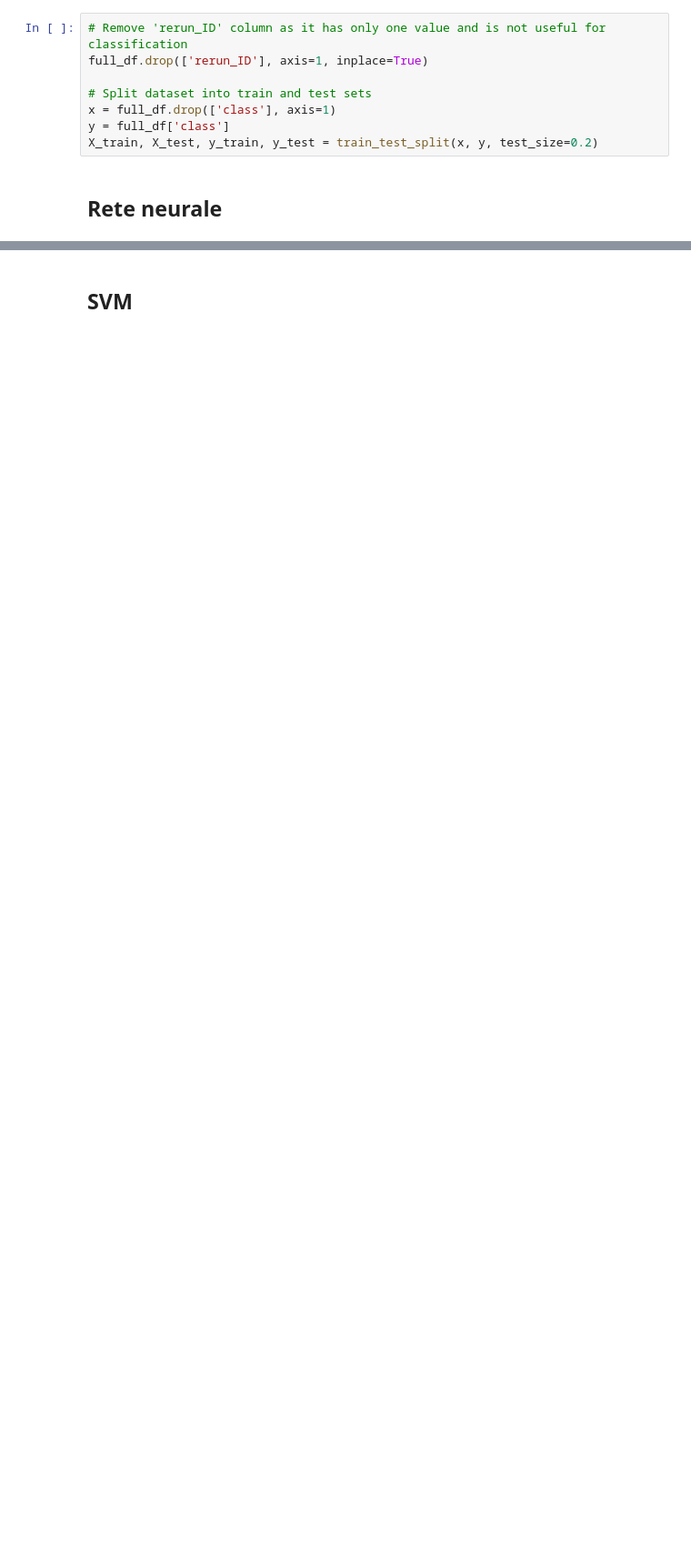
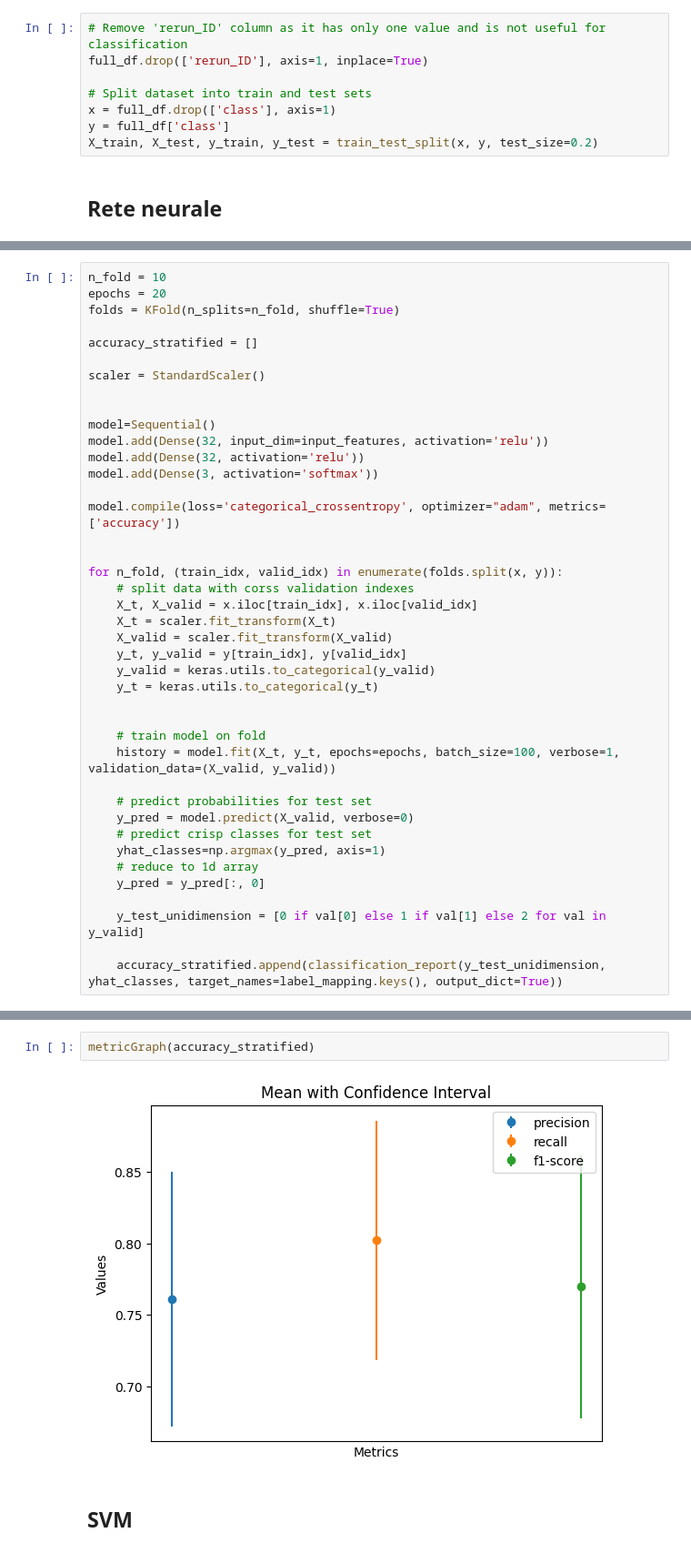
Before and after one commit to steq28/ML-star-classification, a Jupyter notebook: src/models-notebook.ipynb, the cells around one changed output, grey strips where cells are left out. Shown: that part at 91% size. Saved outputs shown, nothing was run; the diff lists cells and outputs as text; blank space fills up the shorter version.

Commit message:
metricGraph function and merge on flie

```diff
--- a/src/models-notebook.ipynb
+++ b/src/models-notebook.ipynb
@@ -249,0 +286,41 @@ weighted avg       0.97      0.97      0.97     20000
+# %%
+n_fold = 10
+epochs = 20
+folds = KFold(n_splits=n_fold, shuffle=True)
+
+accuracy_stratified = []
+
+scaler = StandardScaler()
+
+
+model=Sequential()
+model.add(Dense(32, input_dim=input_features, activation='relu'))
+model.add(Dense(32, activation='relu'))
+model.add(Dense(3, activation='softmax'))
+
+model.compile(loss='categorical_crossentropy', optimizer="adam", metrics=['accuracy'])
+
+
+for n_fold, (train_idx, valid_idx) in enumerate(folds.split(x, y)):
+    # split data with corss validation indexes
+    X_t, X_valid = x.iloc[train_idx], x.iloc[valid_idx]
+    X_t = scaler.fit_transform(X_t)
+    X_valid = scaler.fit_transform(X_valid)
+    y_t, y_valid = y[train_idx], y[valid_idx]
+    y_valid = keras.utils.to_categorical(y_valid)
+    y_t = keras.utils.to_categorical(y_t)
+
+
+    # train model on fold
+    history = model.fit(X_t, y_t, epochs=epochs, batch_size=100, verbose=1, validation_data=(X_valid, y_valid))
+
+    # predict probabilities for test set
+    y_pred = model.predict(X_valid, verbose=0)
+    # predict crisp classes for test set
+    yhat_classes=np.argmax(y_pred, axis=1)
+    # reduce to 1d array
+    y_pred = y_pred[:, 0]
+
+    y_test_unidimension = [0 if val[0] else 1 if val[1] else 2 for val in y_valid]
+
+    accuracy_stratified.append(classification_report(y_test_unidimension, yhat_classes, target_names=label_mapping.keys(), output_dict=True))
@@ -250,3 +362,7 @@ weighted avg       0.97      0.97      0.97     20000
+# %%
+metricGraph(accuracy_stratified)
+# %% [output]
+[figure, added]
 # %% [markdown]
 ## SVM
 # %%
```
Also changed, not shown: parts of 13 cells of this notebook.
